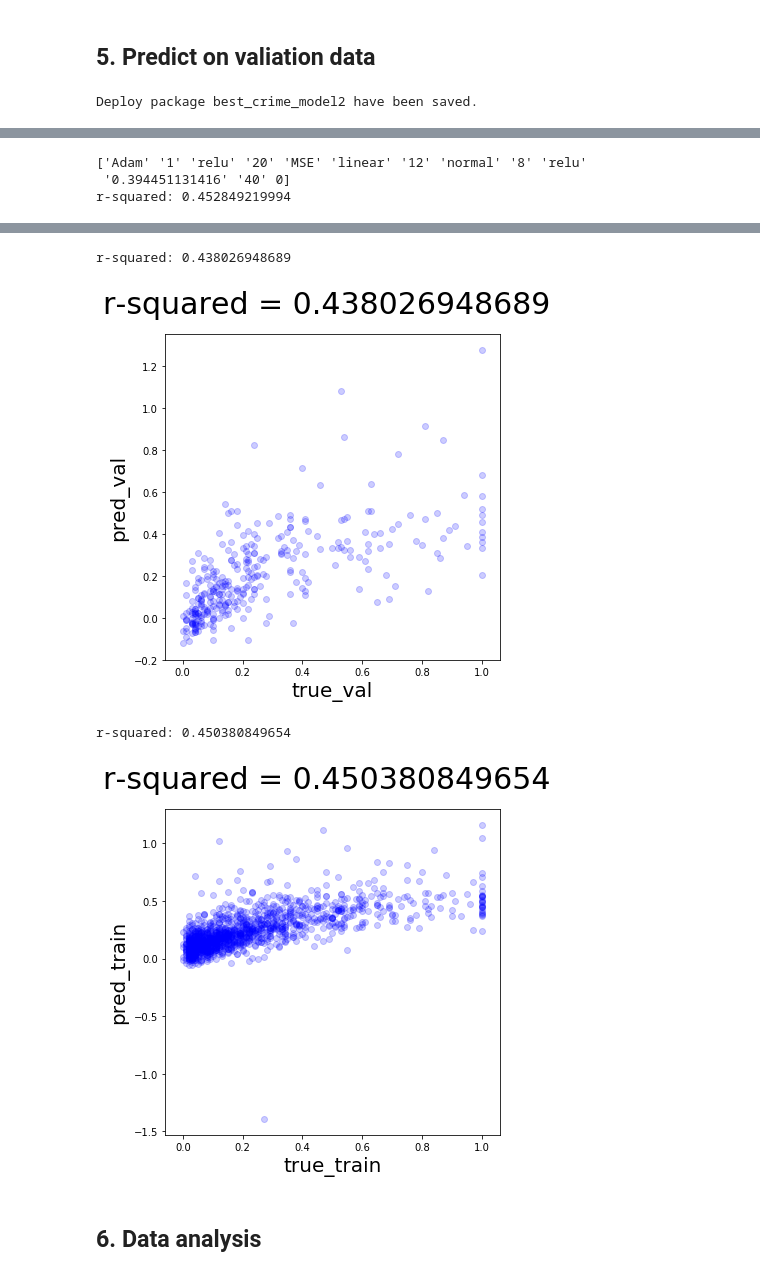
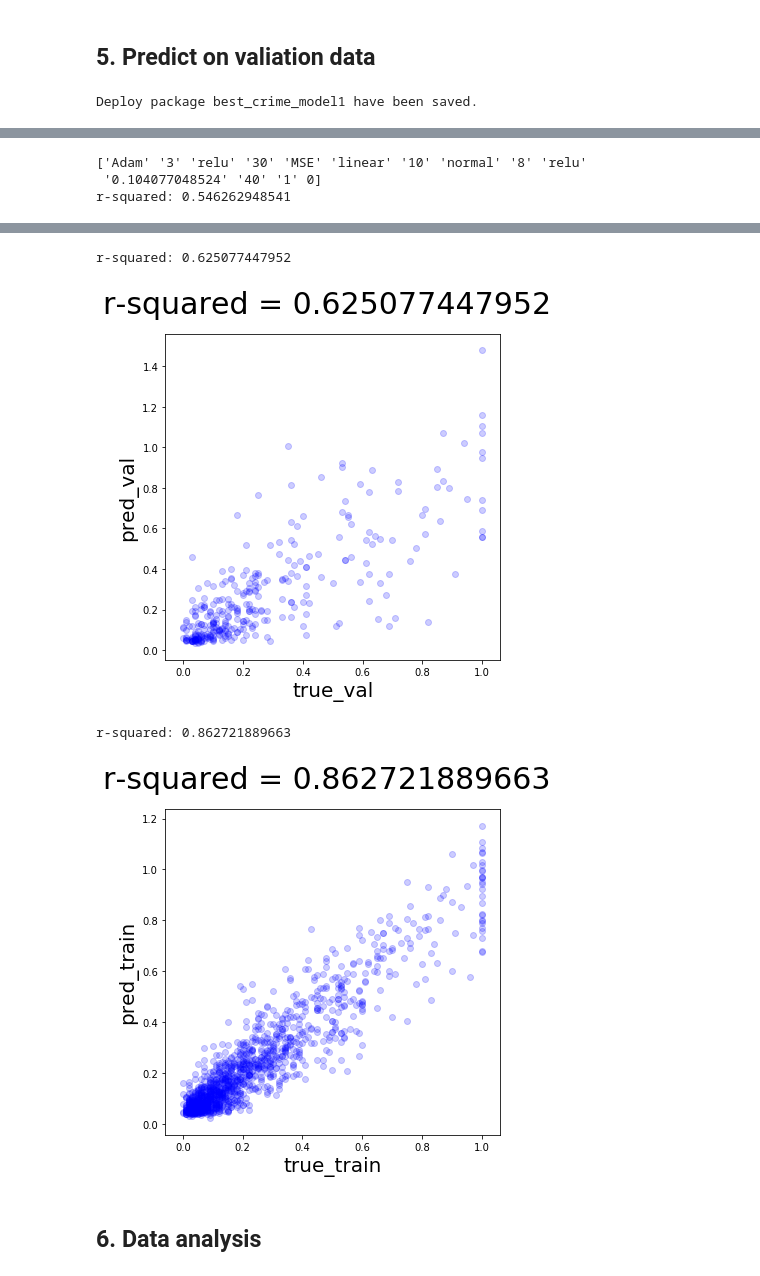
Before and after one commit to jyguo1729/MLP_crime_model, a Jupyter notebook: MLP model for Communities and Crime.ipynb, the cells around one changed output, grey strips where cells are left out. Drawn from its saved outputs; the diff is of its cells as text; code cells hidden in the pictures.

```diff
--- a/MLP model for Communities and Crime.ipynb
+++ b/MLP model for Communities and Crime.ipynb
@@ -74,6 +72,8 @@ data.head(10)
 # %%
 target='ViolentCrimesPerPop'
 x=data.drop(target, 1).values
+#normaalize x to have std 1 and mean 0
+x = wr.mean_zero(pd.DataFrame(x)).fillna(1).values
 y=data[target].values
 total=len(data[target])
 split=int(total*0.2)
@@ -130,6 +151,7 @@ def crime_model(x_train, y_train, x_val, y_val, p):
                     kernel_initializer=p['kernel_initializer']))
     for i in range(p['hidden_layer']):
         model.add(Dense(p['hidden_neuron'], activation=p['activation']))
+        Dropout(rate=p['drop_out'])
     #model.add(Dropout(params['dropout']))
 
     model.add(Dense(1, activation=p['last_activation']
@@ -139,7 +161,7 @@ def crime_model(x_train, y_train, x_val, y_val, p):
     def normalize(x):
         return K.batch_normalization(x,K.mean(x),K.var(x),beta=0,gamma=1)
     model.compile(loss=p['losses'],
-                  optimizer=p['optimizers'],
+                  optimizer=p['optimizers'](lr_normalizer(p['lr'], p['optimizers'])),
                   metrics=[r_value])
 
     history = model.fit(x_train, y_train,
@@ -225,7 +367,10 @@ exp_round=2
+# %%
+exp_round=1
+exp_nums.add(exp_round)
 # %%
 t = ta.Scan(x=x_train,
             y=y_train,
             model=crime_model,
-            params=para_spaces[exp_round-1],x_val=x_val,y_val=y_val,print_params=False)
-ta.Predict(t).scan_object.data
+            params=para_spaces[exp_round],x_val=x_val,y_val=y_val,print_params=False)
+t.data
 # %% [output]
@@ -295,7 +425,7 @@ def evaluate(model,train_x,train_y,valid_x,valid_y,test_x,test_y):
 
 #choose the best model by sorting the lowest 1-r_value for the validation and save it
 data=ta.Predict(t).scan_object.data.sort_values("val_r_value")
-ta.Deploy(t, 'best_crime_model'+str(exp_round),metric='r_value',asc=True)
+ta.Deploy(t, 'best_crime_model'+str(exp_round),metric='val_r_value',asc=True)
 
 #save all performance of all models in para_space
 data_each_round[exp_round]=data
@@ -304,9 +434,9 @@ data_each_round[exp_round]=data
 r=ta.Reporting(t)
 best_param_each_round[exp_round]=r.best_params('val_r_value',ascending=True)[0]
 # %% [output]
-Deploy package best_crime_model2 have been saved.
+Deploy package best_crime_model1 have been saved.
 # %%
-display(data.head())
+display(data)
 print(r.best_params('val_r_value',ascending=True)[0])
 #visualize the predict and truth and compute the r_squared
 evaluate(activate_model(ta.Predict(t).scan_object, data.index[0]),x_train,y_train,x_val,y_val,x_test,y_test)
@@ -320,3 +446,3 @@ evaluate(activate_model(ta.Predict(t).scan_object, data.index[0]),x_train,y_trai
-['Adam' '1' 'relu' '20' 'MSE' 'linear' '12' 'normal' '8' 'relu'
- '0.394451131416' '40' 0]
-r-squared: 0.452849219994
+['Adam' '3' 'relu' '30' 'MSE' 'linear' '10' 'normal' '8' 'relu'
+ '0.104077048524' '40' '1' 0]
+r-squared: 0.546262948541
@@ -324,7 +450,7 @@ r-squared: 0.452849219994
-r-squared: 0.438026948689
+r-squared: 0.625077447952
-[figure, old version]
+[figure, new version]
-r-squared: 0.450380849654
+r-squared: 0.862721889663
-[figure, old version]
+[figure, new version]
 # %% [markdown]
 ## 6. Data analysis
 # %%
```
Also changed, not shown: parts of 14 cells of this notebook, 13 other files.
